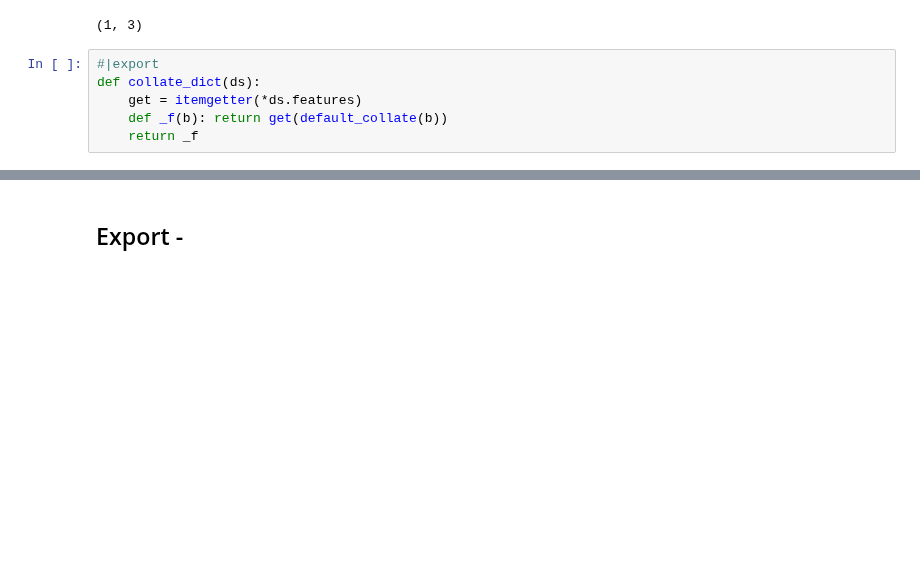
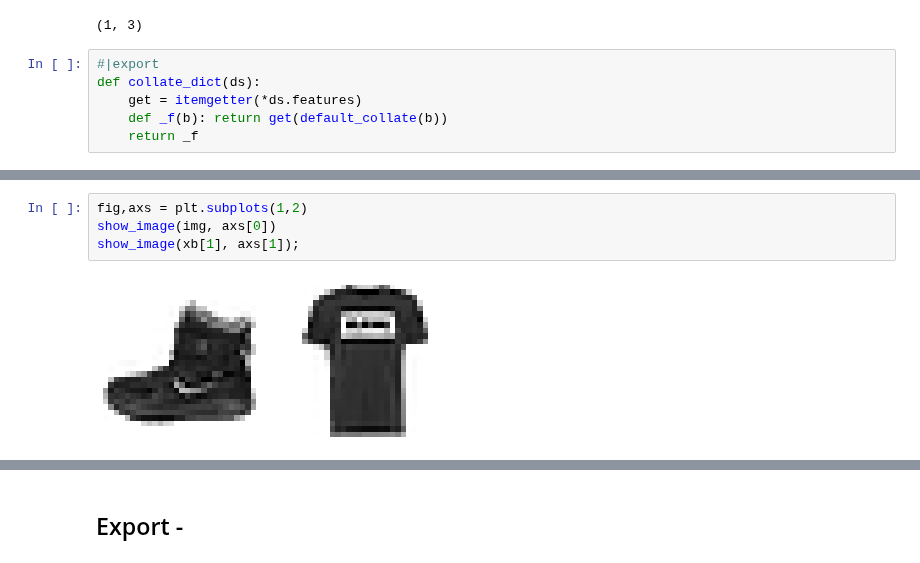
Before and after one commit to fastai/course22p2, a Jupyter notebook: nbs/06_datasets.ipynb, the cells around one changed output, grey strips where cells are left out. Drawn from its saved outputs; the diff is of its cells as text; blank space fills up the shorter version.

```diff
--- a/nbs/06_datasets.ipynb
+++ b/nbs/06_datasets.ipynb
@@ -148,0 +189,6 @@ xb.shape,yb
+# %%
+fig,axs = plt.subplots(1,2)
+show_image(img, axs[0])
+show_image(xb[1], axs[1]);
+# %% [output]
+[figure, added]
```
Also changed, not shown: parts of 22 cells of this notebook, 5 other files.
